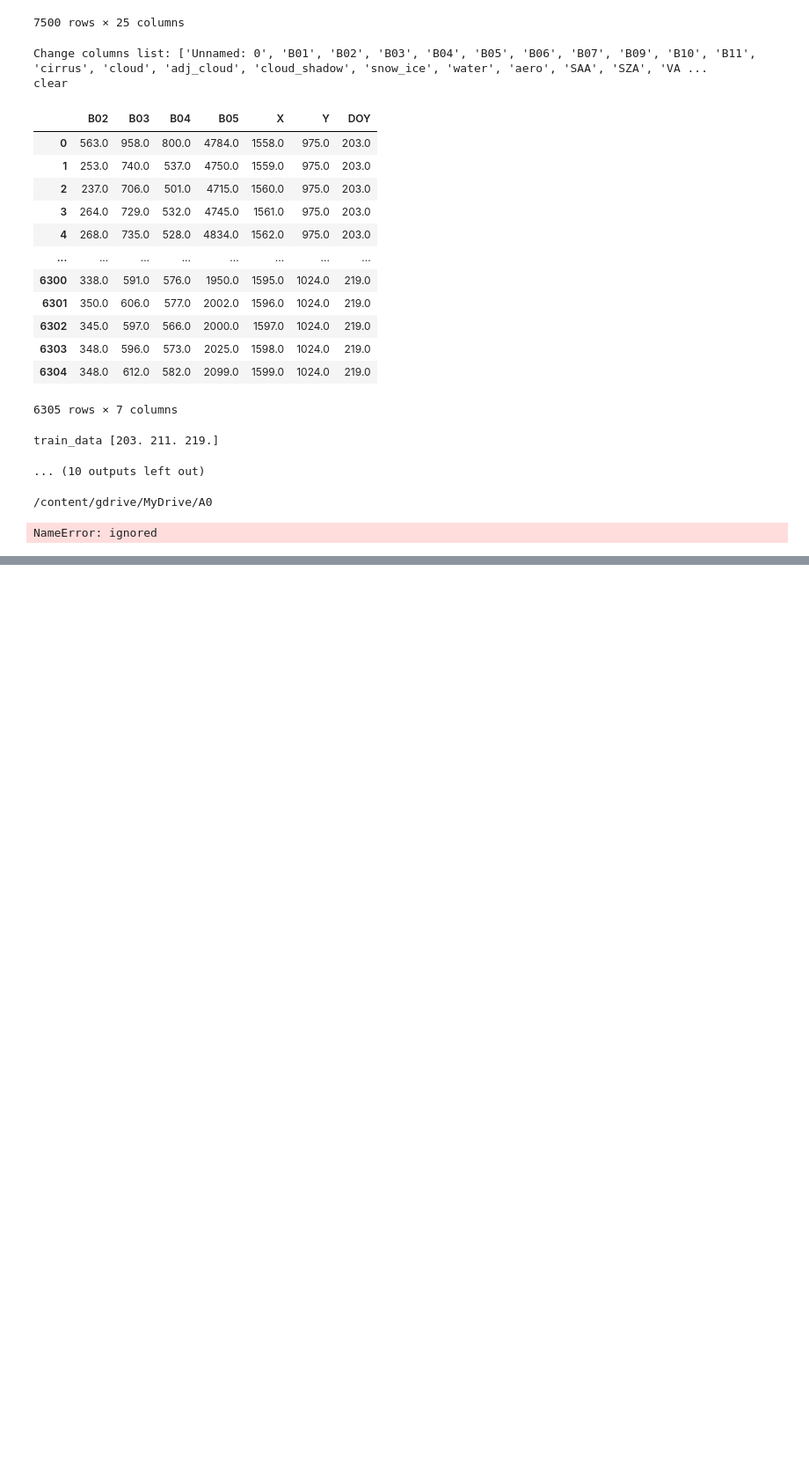
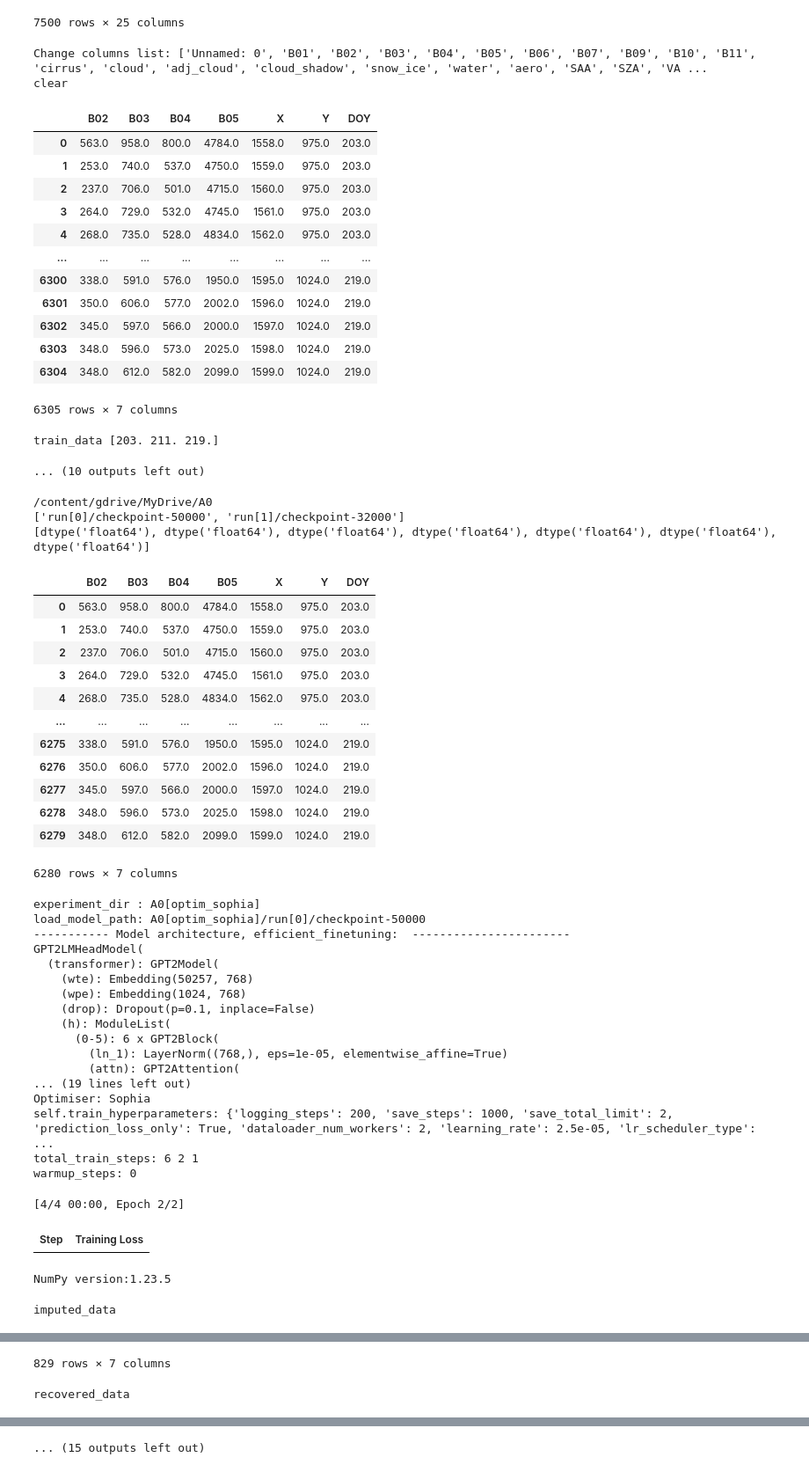
Before and after one commit to koyacolab/aispace, a Jupyter notebook: ainf.ipynb, the cells around one changed output, grey strips where cells are left out. Shown: that part at 88% size. Cells and saved outputs as stored; diff of their text form; code cells hidden in the pictures; blank space fills up the shorter version.

Commit message:
trainiable & inferenciable

```diff
--- a/ainf.ipynb
+++ b/ainf.ipynb
@@ -378,7 +378,7 @@ def GetModel(train_data, experiment_dir = 'A0[float]', load_model_path = 'run[3]
     save_steps = 1000   #250 #50 #9380  #2000   # FOR FIT THIS VALUE START TRAIN DATASET, EQUALS FOR STEPS IN FIRST START
     logging_steps = 200 # 250 #25 #9380  #1000
     #### batch_size = 250 for T4
-    batch_size = 160 #250 #312  # 224 # 250 #300 #164 for float64 # 112 # for float64 # 136 # 96   # 140# 400
+    batch_size = 1    # 160 #250 #312  # 224 # 250 #300 #164 for float64 # 112 # for float64 # 136 # 96   # 140# 400
     #######################################
 
     EXP_NAME = 'exp-A100'
@@ -417,7 +417,7 @@ def GetModel(train_data, experiment_dir = 'A0[float]', load_model_path = 'run[3]
                   efficient_finetuning = efficient_finetuning,
                   learning_rate=learning_rate,
                   lr_scheduler_type=lr_scheduler_type,
-                  warmup_ratio=0.05,
+                  warmup_steps=0,
                   # optim=optimizer,
                   # fp16 = True,
                   # torch_compile=True,   #### for Ampere
@@ -442,6 +442,7 @@ def GetModel(train_data, experiment_dir = 'A0[float]', load_model_path = 'run[3]
 chkpt_list = [30000, 30000, 30000, 30000, 12000, 9000, 11000]
 chkpt_list = [8000, 8000, 8000, 16000, ]
 chkpt_list = [8000, 8000, 8000, 16000, ]
+chkpt_list = [50000, 32000, ]
 
 !pwd
 
@@ -449,7 +450,7 @@ i_run = 3
 
 experiment_dir = 'A0[optim_sophia]'
 
-fn
+# fn
 
 load_model_path_list = []
 
@@ -463,31 +464,66 @@ print(load_model_path_list)
 # experiment_dir=f'{experiment_dir}'
 # load_model_path=f'run[{i_run}]/checkpoint-16000'
 
 # model = GetModel(train_data, experiment_dir = experiment_dir, load_model_path = load_model_path)
 
 # recovered_data = hls_data._impute(model=model, k=10000, max_length=5000) #, device='cpu')
 
 # recovered_file = f'{experiment_dir}/recovered_output_run[{i_run}].csv'
 # hls_data._save_recovered(imputed_file=recovered_file)
 # imputed_file = f'{experiment_dir}/imputed_output_run[{i_run}].csv'
 # hls_data._save_imputed(imputed_file=imputed_file)
 ######################################################################
 
 # fn
 
 for i_run, load_model_path in enumerate(load_model_path_list):
 
     # load_model_path_list=f'run[{i_run}]/checkpoint-16000'
 
     model = GetModel(train_data, experiment_dir = experiment_dir, load_model_path = load_model_path)
 
     recovered_data = hls_data._impute(model=model, k=10000, max_length=1000) #, device='cpu')
 
     imputed_file = f'{experiment_dir}/recovered_output_run[{i_run}].csv'
     hls_data._save_recovered(imputed_file=imputed_file)
 
     imputed_file = f'{experiment_dir}/imputed_output_run[{i_run}].csv'
     hls_data._save_imputed(imputed_file=imputed_file)
 # %% [output]
 /content/gdrive/MyDrive/A0
+['run[0]/checkpoint-50000', 'run[1]/checkpoint-32000']
+[dtype('float64'), dtype('float64'), dtype('float64'), dtype('float64'), dtype('float64'), dtype('float64'), dtype('float64')]
+|  | B02 | B03 | B04 | B05 | X | Y | DOY |
+| 0 | 563.0 | 958.0 | 800.0 | 4784.0 | 1558.0 | 975.0 | 203.0 |
+| 1 | 253.0 | 740.0 | 537.0 | 4750.0 | 1559.0 | 975.0 | 203.0 |
+| 2 | 237.0 | 706.0 | 501.0 | 4715.0 | 1560.0 | 975.0 | 203.0 |
+| 3 | 264.0 | 729.0 | 532.0 | 4745.0 | 1561.0 | 975.0 | 203.0 |
+| 4 | 268.0 | 735.0 | 528.0 | 4834.0 | 1562.0 | 975.0 | 203.0 |
+| ... | ... | ... | ... | ... | ... | ... | ... |
+| 6275 | 338.0 | 591.0 | 576.0 | 1950.0 | 1595.0 | 1024.0 | 219.0 |
+| 6276 | 350.0 | 606.0 | 577.0 | 2002.0 | 1596.0 | 1024.0 | 219.0 |
+| 6277 | 345.0 | 597.0 | 566.0 | 2000.0 | 1597.0 | 1024.0 | 219.0 |
+| 6278 | 348.0 | 596.0 | 573.0 | 2025.0 | 1598.0 | 1024.0 | 219.0 |
+| 6279 | 348.0 | 612.0 | 582.0 | 2099.0 | 1599.0 | 1024.0 | 219.0 |
-NameError: ignored
+6280 rows × 7 columns
+experiment_dir : A0[optim_sophia]
+load_model_path: A0[optim_sophia]/run[0]/checkpoint-50000
+----------- Model architecture, efficient_finetuning:  -----------------------
+GPT2LMHeadModel(
+  (transformer): GPT2Model(
+    (wte): Embedding(50257, 768)
+    (wpe): Embedding(1024, 768)
+    (drop): Dropout(p=0.1, inplace=False)
+    (h): ModuleList(
+      (0-5): 6 x GPT2Block(
+        (ln_1): LayerNorm((768,), eps=1e-05, elementwise_affine=True)
+        (attn): GPT2Attention(
+... (19 lines left out)
+Optimiser: Sophia
+self.train_hyperparameters: {'logging_steps': 200, 'save_steps': 1000, 'save_total_limit': 2, 'prediction_loss_only': True, 'dataloader_num_workers': 2, 'learning_rate': 2.5e-05, 'lr_scheduler_type':  ...
+total_train_steps: 6 2 1
+warmup_steps: 0
+[4/4 00:00, Epoch 2/2]
+| Step | Training Loss |
+NumPy version:1.23.5
+imputed_data
@@ -493,0 +542,2 @@ NameError: ignored
+829 rows × 7 columns
+recovered_data
@@ -494,2 +556,3 @@ NameError: ignored
+... (15 outputs left out)
 # %%
 fn
```
Also changed, not shown: parts of 3 cells of this notebook, 2 other files.
